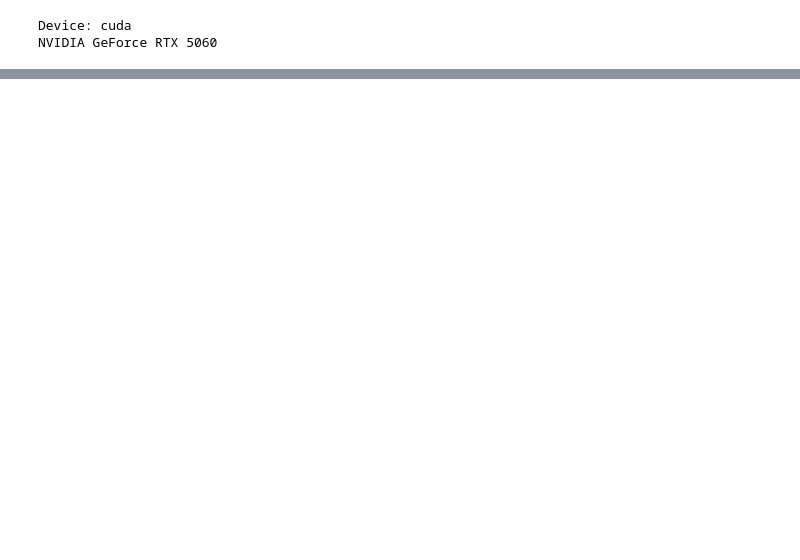
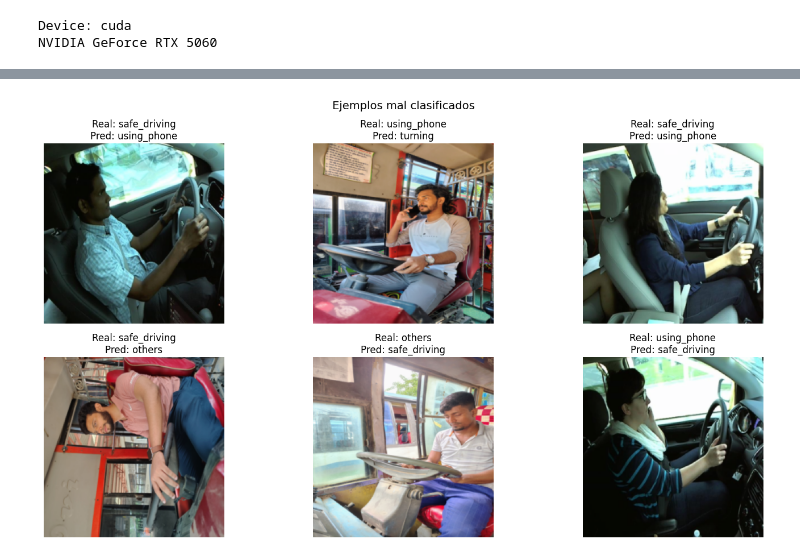
Before and after one commit to itsFr4nc0/driver-distraction-api, a Jupyter notebook: modelo.ipynb, the cells around one changed output, grey strips where cells are left out. Cells and saved outputs as stored; diff of their text form; code cells hidden in the pictures; blank space fills up the shorter version.

```diff
--- a/modelo.ipynb
+++ b/modelo.ipynb
@@ -178,15 +413,106 @@ model.eval()
 y_true = []
 y_pred = []
 
+# Lista para almacenar imágenes mal clasificadas
+misclassified = []
+
 with torch.no_grad():
 
     for images, labels in val_loader:
 
         images = images.to(device)
+        labels = labels.to(device)
 
         outputs = model(images)
 
         _, preds = torch.max(outputs, 1)
 
-        y_true.extend(labels.numpy())
+        # Guardar métricas
+        y_true.extend(labels.cpu().numpy())
         y_pred.extend(preds.cpu().numpy())
+
+        # Guardar imágenes mal clasificadas
+        for i in range(len(labels)):
+
+            if preds[i] != labels[i]:
+
+                misclassified.append(
+                    (
+                        images[i].cpu(),
+                        labels[i].cpu().item(),
+                        preds[i].cpu().item()
+                    )
+                )
+
+# REPORTE DE CLASIFICACIÓN
+print(
+    classification_report(
+        y_true,
+        y_pred,
+        target_names=train_dataset.classes
+    )
+)
+
+# MOSTRAR 6 ERRORES
+if len(misclassified) > 0:
+
+    samples = random.sample(
+        misclassified,
+        min(6, len(misclassified))
+    )
+
+    plt.figure(figsize=(15, 8))
+
+    for idx, (img, true_label, pred_label) in enumerate(samples):
+
+        # Convertir tensor a imagen
+        img = img.permute(1, 2, 0).numpy()
+
+        # Desnormalizar
+        mean = np.array([0.485, 0.456, 0.406])
+        std = np.array([0.229, 0.224, 0.225])
+
+        img = std * img + mean
+        img = np.clip(img, 0, 1)
+
+        plt.subplot(2, 3, idx + 1)
+        plt.imshow(img)
+
+        plt.title(
+            f"Real: {train_dataset.classes[true_label]}\n"
+            f"Pred: {train_dataset.classes[pred_label]}"
+        )
+
+        plt.axis("off")
+
+    plt.suptitle(
+        "Ejemplos mal clasificados",
+        fontsize=14
+    )
+
+    plt.tight_layout()
+    plt.show()
+
+else:
+    print("No hubo errores.")
+
+
+# MATRIZ DE CONFUSIÓN
+cm = confusion_matrix(y_true, y_pred)
+
+plt.figure(figsize=(8,6))
+
+sns.heatmap(
+    cm,
+    annot=True,
+    fmt='d',
+    xticklabels=train_dataset.classes,
+    yticklabels=train_dataset.classes
+)
+
+plt.title("Matriz de confusión")
+plt.xlabel("Predicción")
+plt.ylabel("Real")
+
+plt.show()
+# %% [output]
@@ -192,0 +529 @@ with torch.no_grad():
+[figure, added]
```
Also changed, not shown: parts of 30 cells of this notebook, 5 other files.
